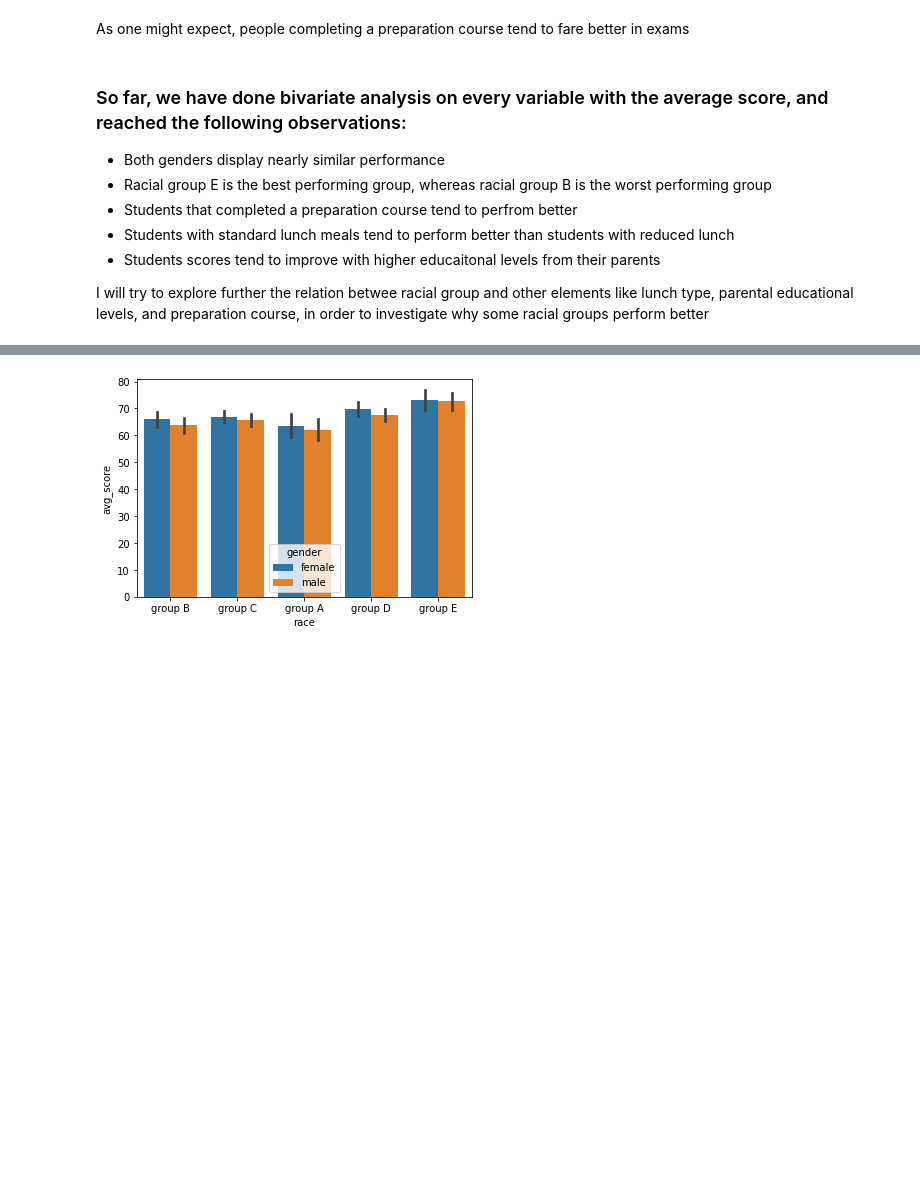
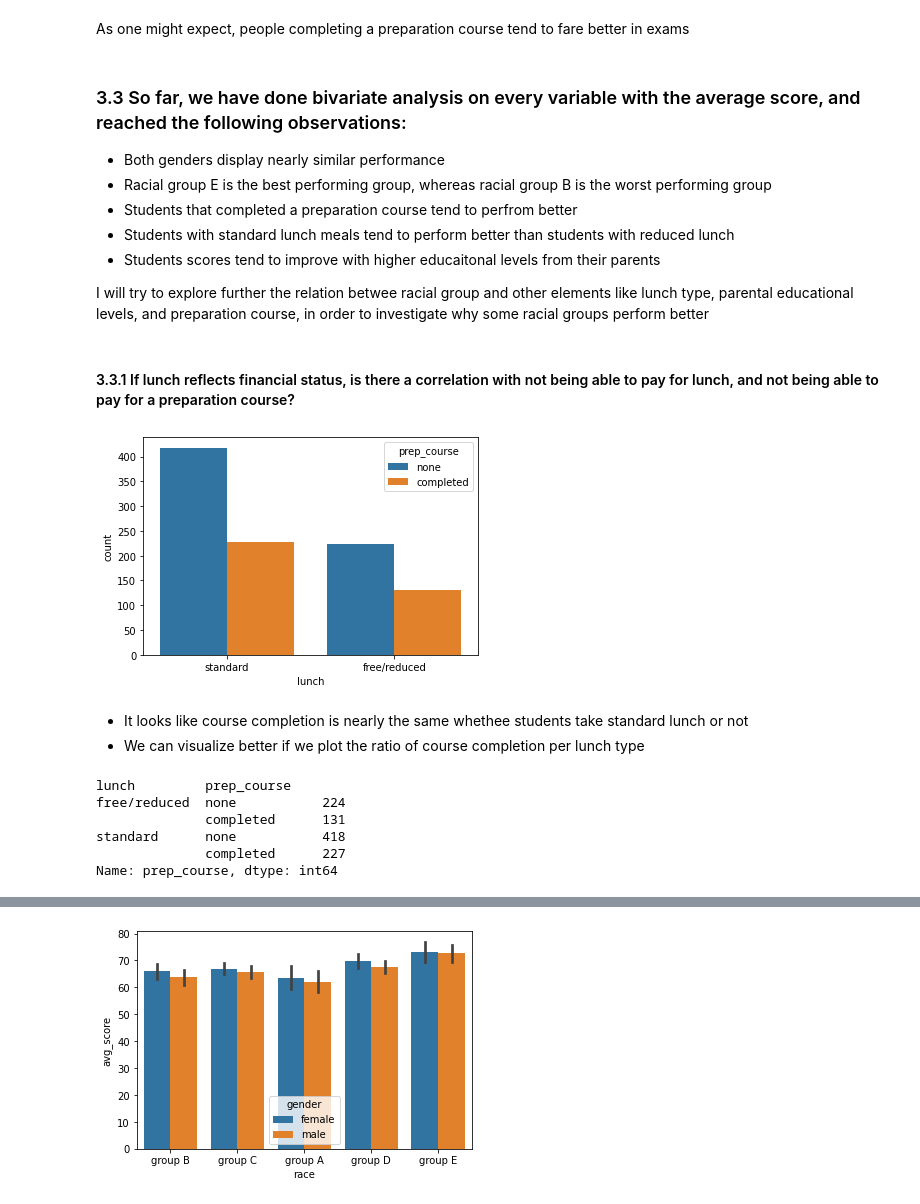
Before and after one commit to Hazem0h/project-3-Data-Viz, a Jupyter notebook: Part 1.ipynb, the cells around one changed output, grey strips where cells are left out. Saved outputs shown, nothing was run; the diff lists cells and outputs as text; code cells hidden in the pictures; blank space fills up the shorter version.

Commit message:
Investigated why racial groups perform worse

```diff
--- a/Part 1.ipynb
+++ b/Part 1.ipynb
@@ -344,7 +344,7 @@ plt.title("Average Score vs taking a preparation course");
 # %% [markdown]
 As one might expect, people completing a preparation course tend to fare better in exams
 # %% [markdown]
-### So far, we have done bivariate analysis on every variable with the average score, and reached the following observations:
+### 3.3 So far, we have done bivariate analysis on every variable with the average score, and reached the following observations:
 * Both genders display nearly similar performance
 * Racial group E is the best performing group, whereas racial group B is the worst performing group
 * Students that completed a preparation course tend to perfrom better
@@ -352,3 +352,21 @@ As one might expect, people completing a preparation course tend to fare better
 * Students scores tend to improve with higher educaitonal levels from their parents
 
 I will try to explore further the relation betwee racial group and other elements like lunch type, parental educational levels, and preparation course, in order to investigate why some racial groups perform better
+# %% [markdown]
+#### 3.3.1 If lunch reflects financial status, is there a correlation with not being able to pay for lunch, and not being able to pay for a preparation course?
+# %%
+sb.countplot(data = df_mod, x = "lunch", hue = "prep_course");
+# %% [output]
+[figure, added]
+# %% [markdown]
+* It looks like course completion is nearly the same whethee students take standard lunch or not
+* We can visualize better if we plot the ratio of course completion per lunch type
+# %%
+df_mod.groupby("lunch")["prep_course"].value_counts()
+# %% [output]
+lunch         prep_course
+free/reduced  none           224
+              completed      131
+standard      none           418
+              completed      227
+Name: prep_course, dtype: int64
```
Also changed, not shown: parts of 39 cells of this notebook.
